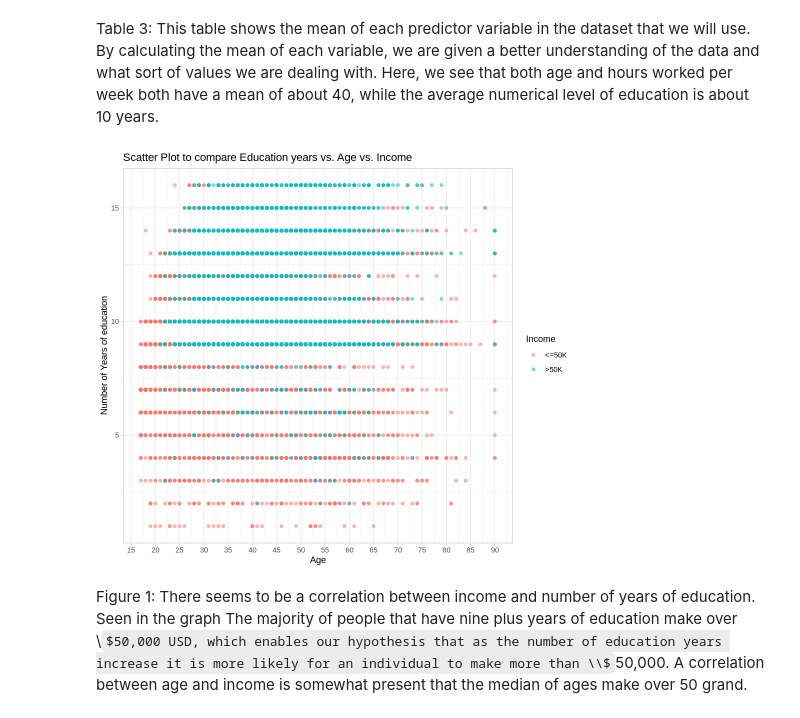
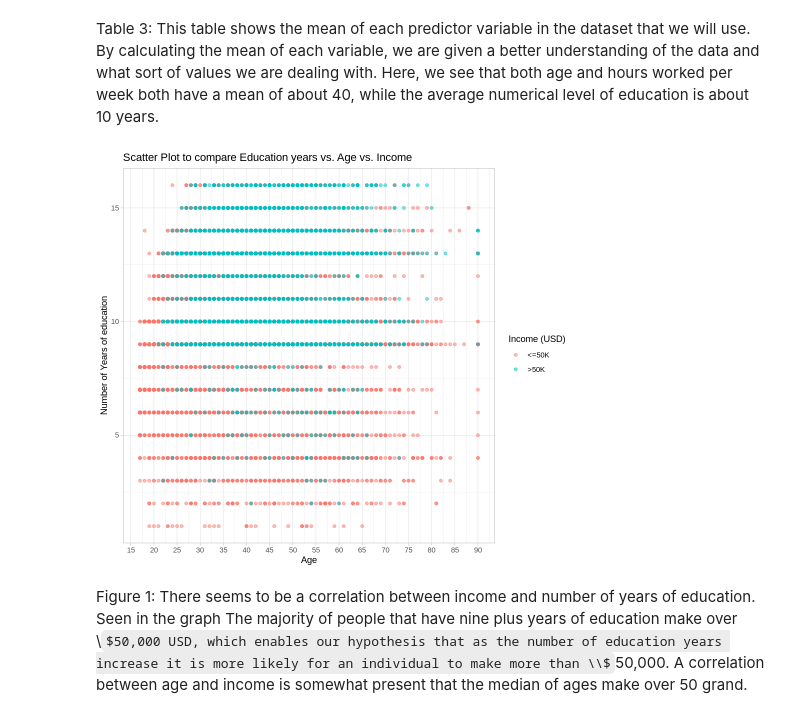
Before and after one commit to Riyan-Qureshi/dsci_group_project, a Jupyter notebook: group_project_report.ipynb, the cells around one changed output. Cells and saved outputs as stored; diff of their text form; code cells hidden in the pictures; some formulas as TeX source.

```diff
--- a/group_project_report.ipynb
+++ b/group_project_report.ipynb
@@ -121,15 +121,15 @@ Table 3: This table shows the mean of each predictor variable in the dataset tha
 # %%
 #scatter plots to compare every variable against income:
 age_and_yrs_plot <- ggplot(data = consensus_training, aes(x = age, y = education_num)) +
                 geom_point(aes(color = income), alpha = 0.5) +
-                labs(x = "Age", y = "Number of Years of education", color = "Income") +
+                labs(x = "Age", y = "Number of Years of education", color = "Income (USD)") +
                 ggtitle("Scatter Plot to compare Education years vs. Age vs. Income") +
                 scale_x_continuous(breaks = seq(0, 100, by = 5)) +
                 scale_y_continuous(breaks = seq(0, 20, by = 5)) +
                 theme_light()
 age_and_yrs_plot
 # %% [output]
-[figure, old version]
+[figure, new version]
 # %% [markdown]
 Figure 1: There seems to be a correlation between income and number of years of education. Seen in the graph The majority of people that have nine plus years of education make over \\$50,000 USD, which enables our hypothesis that as the number of education years increase it is more likely for an individual to make more than \\$50,000. A correlation between age and income is somewhat present that the median of ages make over 50 grand.
 # %%
```
Also changed, not shown: parts of 6 cells of this notebook.
